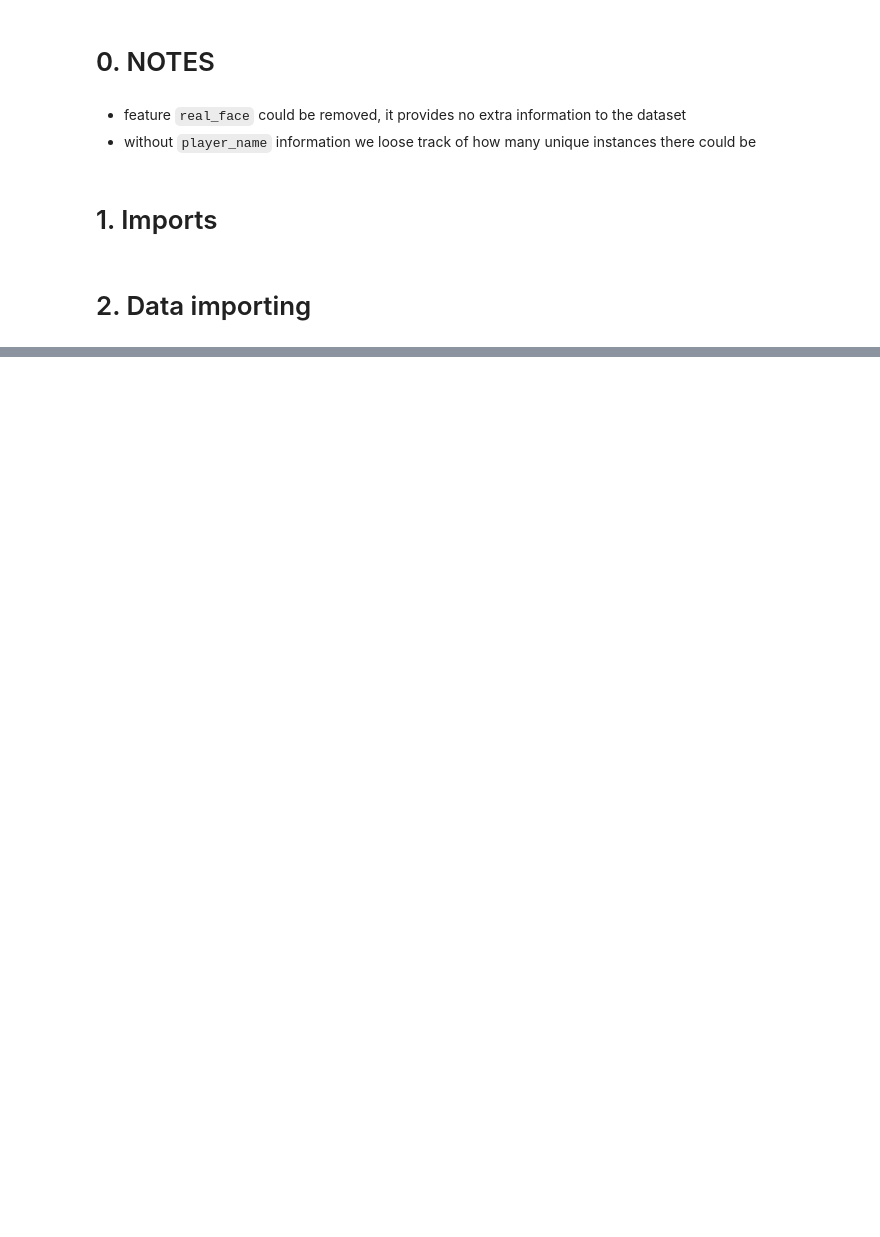
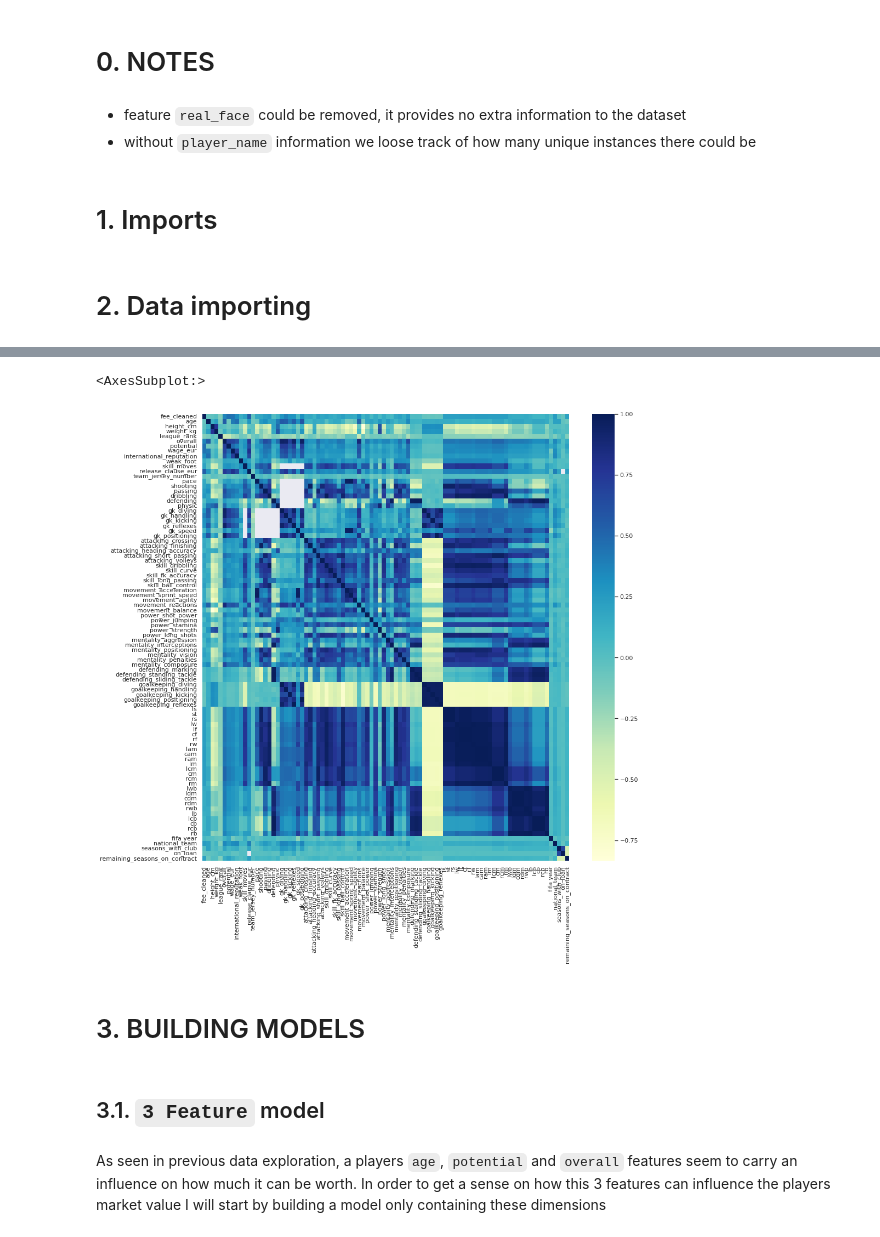
Before and after one commit to michaelschafhauser/market_value_predictor, a Jupyter notebook: notebooks/Joao/data_exploration_&_baseline_model_jr.ipynb, the cells around one changed output, grey strips where cells are left out. Drawn from its saved outputs; the diff is of its cells as text; code cells hidden in the pictures; blank space fills up the shorter version.

```diff
--- a/notebooks/Joao/data_exploration_&_baseline_model_jr.ipynb
+++ b/notebooks/Joao/data_exploration_&_baseline_model_jr.ipynb
@@ -27,0 +40,3 @@ data.head()
+# %%
+data = data.drop(columns=['Unnamed: 0'])
+data.head()
@@ -27,0 +86,16 @@ data.head()
+# %%
+corr = data.corr()
+sns.set(rc = {'figure.figsize':(15,15)})
+sns.heatmap(corr,
+        xticklabels=corr.columns,
+        yticklabels=corr.columns,
+        cmap= "YlGnBu")
+# %% [output]
+<AxesSubplot:>
+[figure, added]
+# %% [markdown]
+# 3. BUILDING MODELS
+# %% [markdown]
+## 3.1. `3 Feature` model
+# %% [markdown]
+As seen in previous data exploration, a players `age`, `potential` and `overall` features seem to carry an influence on how much it can be worth. In order to get a sense on how this 3 features can influence the players market value I will start by building a model only containing these dimensions
```
Also changed, not shown: parts of 113 cells of this notebook.
